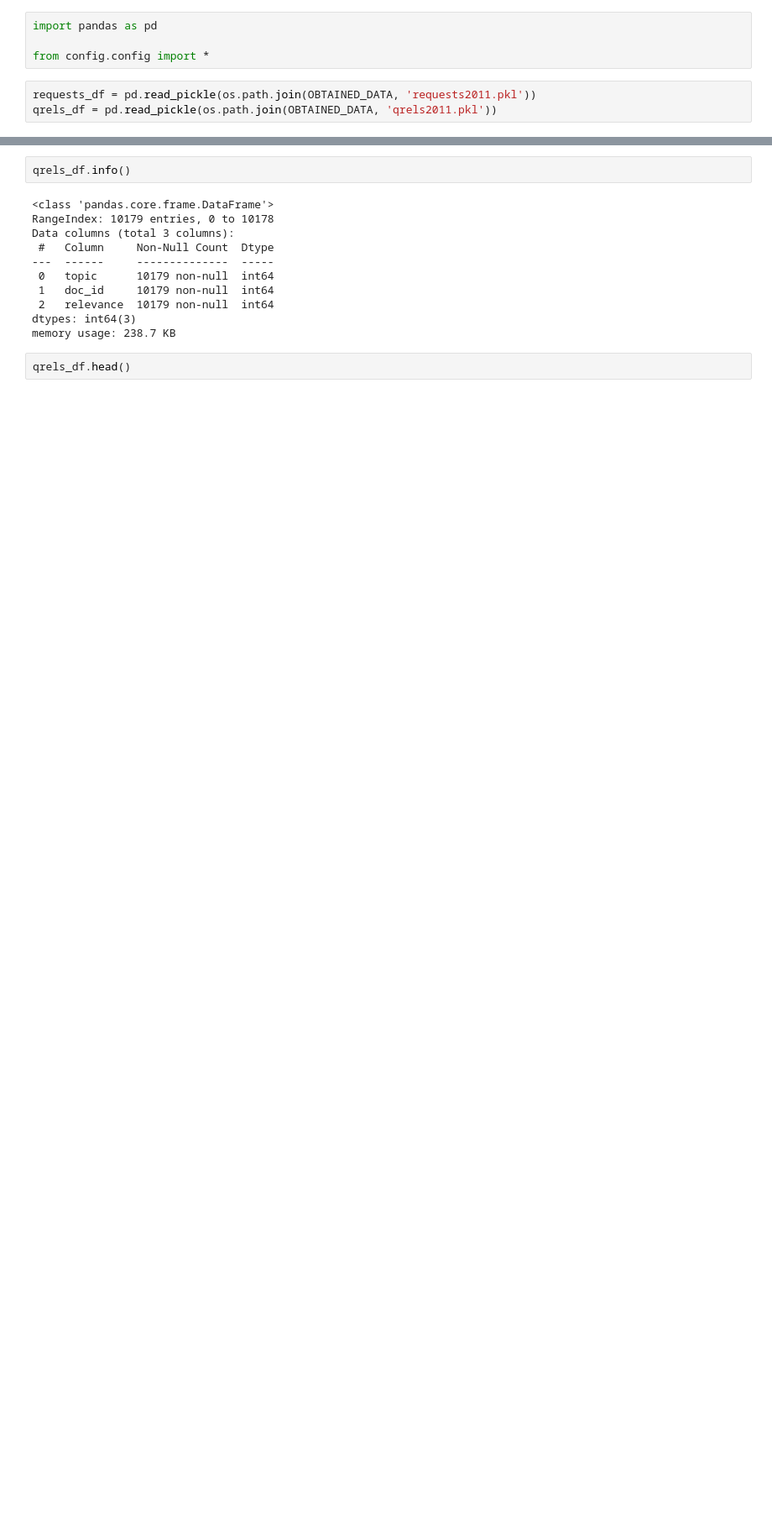
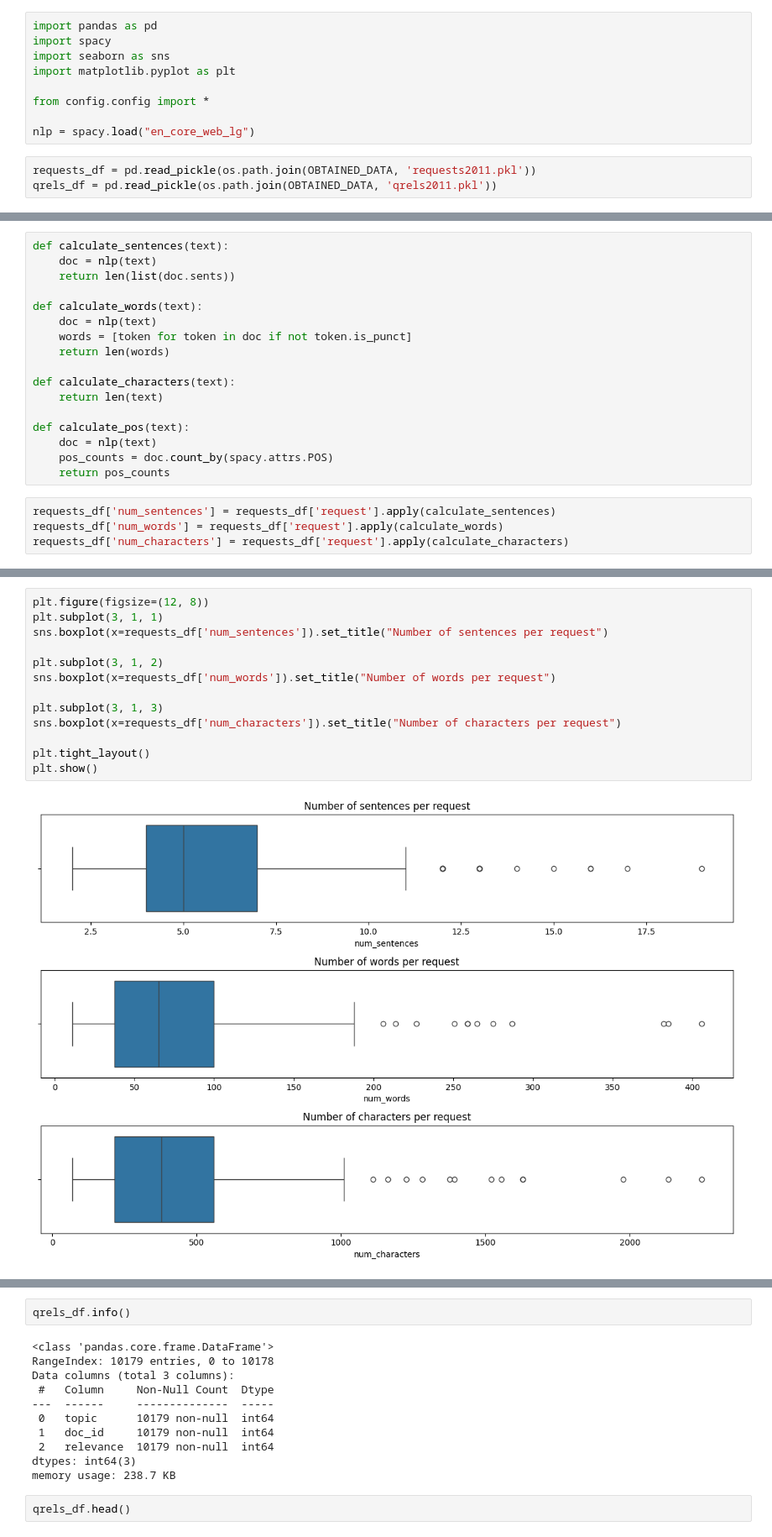
Before and after one commit to omymble/amazon_corpus_documents_retrieval, a Jupyter notebook: notebooks/EDA_requests_qrels_2011.ipynb, the cells around one changed output, grey strips where cells are left out. Shown: that part at 84% size. Cells and saved outputs as stored; diff of their text form; blank space fills up the shorter version.

Commit message:
year 2011 requests analysis

```diff
--- a/notebooks/EDA_requests_qrels_2011.ipynb
+++ b/notebooks/EDA_requests_qrels_2011.ipynb
@@ -1,7 +1,12 @@
 # %%
 import pandas as pd
+import spacy
+import seaborn as sns
+import matplotlib.pyplot as plt
 
 from config.config import *
+
+nlp = spacy.load("en_core_web_lg")
 # %%
 requests_df = pd.read_pickle(os.path.join(OBTAINED_DATA, 'requests2011.pkl'))
 qrels_df = pd.read_pickle(os.path.join(OBTAINED_DATA, 'qrels2011.pkl'))
@@ -53,0 +79,21 @@ requests_df[requests_df.duplicated('request', keep=False)]
+# %%
+def calculate_sentences(text):
+    doc = nlp(text)
+    return len(list(doc.sents))
+
+def calculate_words(text):
+    doc = nlp(text)
+    words = [token for token in doc if not token.is_punct]
+    return len(words)
+
+def calculate_characters(text):
+    return len(text)
+
+def calculate_pos(text):
+    doc = nlp(text)
+    pos_counts = doc.count_by(spacy.attrs.POS)
+    return pos_counts
+# %%
+requests_df['num_sentences'] = requests_df['request'].apply(calculate_sentences)
+requests_df['num_words'] = requests_df['request'].apply(calculate_words)
+requests_df['num_characters'] = requests_df['request'].apply(calculate_characters)
@@ -53,0 +108,15 @@ requests_df[requests_df.duplicated('request', keep=False)]
+# %%
+plt.figure(figsize=(12, 8))
+plt.subplot(3, 1, 1)
+sns.boxplot(x=requests_df['num_sentences']).set_title("Number of sentences per request")
+
+plt.subplot(3, 1, 2)
+sns.boxplot(x=requests_df['num_words']).set_title("Number of words per request")
+
+plt.subplot(3, 1, 3)
+sns.boxplot(x=requests_df['num_characters']).set_title("Number of characters per request")
+
+plt.tight_layout()
+plt.show()
+# %% [output]
+[figure, added]
```
Also changed, not shown: parts of 21 cells of this notebook, 1 other file.
